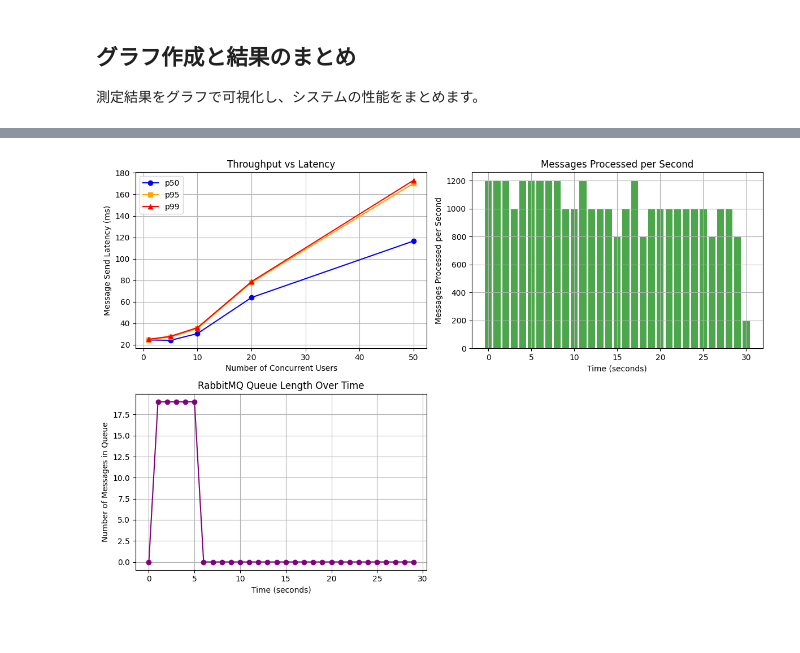
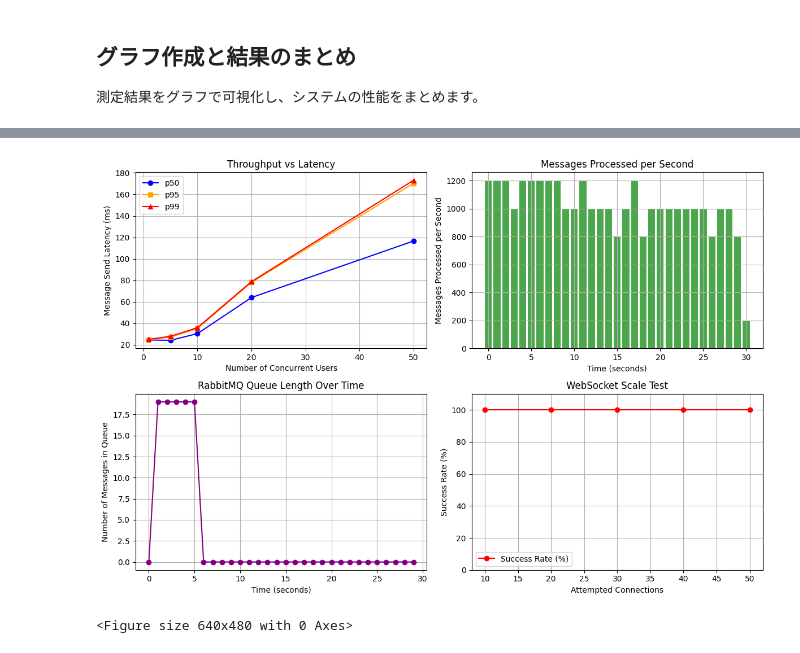
Before and after one commit to sugiyama404/practice_infra_arch, a Jupyter notebook: chat_system_design/api_performance_test.ipynb, the cells around one changed output, grey strips where cells are left out. Drawn from its saved outputs; the diff is of its cells as text; code cells hidden in the pictures.

Commit message:
Update performance test results image to reflect recent changes in system performance metrics.

```diff
--- a/chat_system_design/api_performance_test.ipynb
+++ b/chat_system_design/api_performance_test.ipynb
@@ -289,31 +451,53 @@ plt.plot(users, p99_latencies, '^-', label='p99', color='red')
 plt.xlabel('Number of Concurrent Users')
 plt.ylabel('Message Send Latency (ms)')
 plt.title('Throughput vs Latency')
 plt.legend()
 plt.grid(True)
 
 # グラフ2: 秒間メッセージ処理数
 plt.subplot(2, 2, 2)
 times = list(message_rate_results.keys())
 rates = list(message_rate_results.values())
 plt.bar(times, rates, color='green', alpha=0.7)
 plt.xlabel('Time (seconds)')
 plt.ylabel('Messages Processed per Second')
 plt.title('Messages Processed per Second')
 plt.grid(True)
 
 # グラフ3: RabbitMQキュー長の推移
 plt.subplot(2, 2, 3)
 queue_times = list(queue_length_results.keys())
 queue_lengths = list(queue_length_results.values())
 plt.plot(queue_times, queue_lengths, 'o-', color='purple')
 plt.xlabel('Time (seconds)')
 plt.ylabel('Number of Messages in Queue')
 plt.title('RabbitMQ Queue Length Over Time')
 plt.grid(True)
 
+# グラフ4: WebSocketパフォーマンス
+plt.subplot(2, 2, 4)
+if 'scale_results' in ws_results and ws_results['scale_results']:
+    attempted = [r[0] for r in ws_results['scale_results']]
+    successful = [r[1] for r in ws_results['scale_results']]
+    success_rate = [(s / a * 100) for s, a in zip(successful, attempted)]
+    plt.plot(attempted, success_rate, 'o-', color='red', label='Success Rate (%)')
+    plt.xlabel('Attempted Connections')
+    plt.ylabel('Success Rate (%)')
+    plt.title('WebSocket Scale Test')
+    plt.ylim(0, 110)
+    plt.grid(True)
+    plt.legend()
+else:
+    plt.text(0.5, 0.5, 'No scale test data', ha='center', va='center', transform=plt.gca().transAxes)
+    plt.title('WebSocket Scale Test')
+
 plt.tight_layout()
 plt.savefig('performance_test_results.png', dpi=300, bbox_inches='tight')  # グラフを保存
 plt.show()
+
+plt.tight_layout()
+plt.savefig('performance_test_results.png', dpi=300, bbox_inches='tight')  # グラフを保存
+plt.show()
 # %% [output]
-[figure, old version]
+[figure, new version]
+<Figure size 640x480 with 0 Axes>
```
Also changed, not shown: parts of 3 cells of this notebook, 1 other file.
